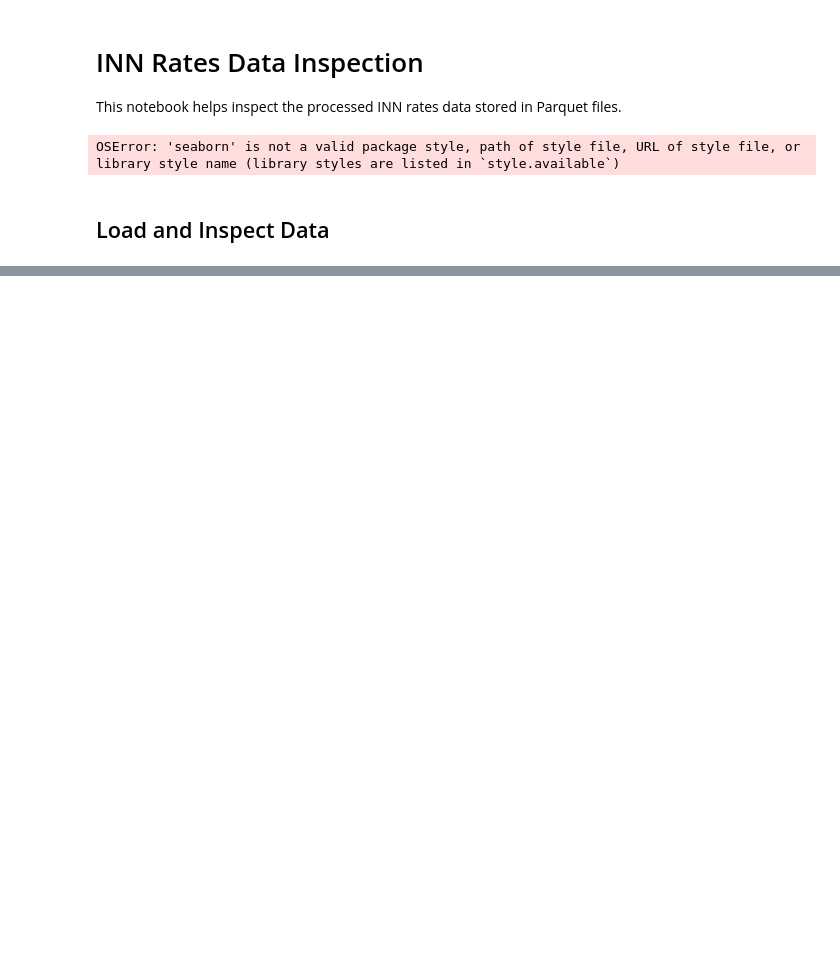
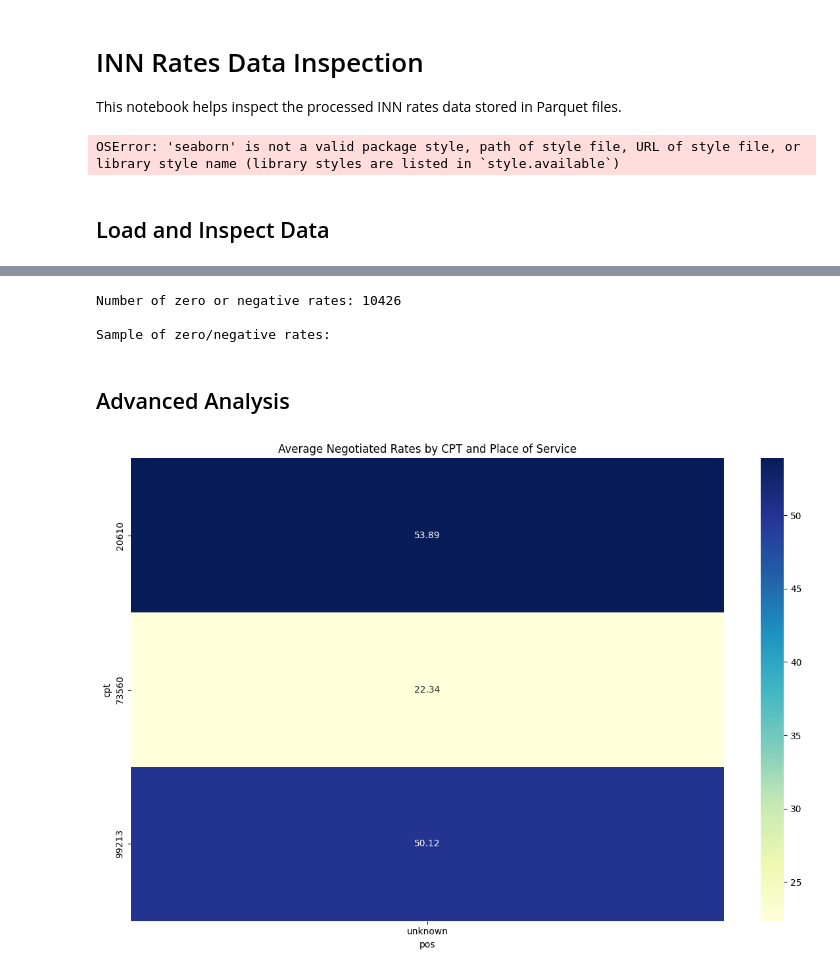
Before and after one commit to chrscato/commercial_rates, a Jupyter notebook: prod/scripts/inn/inspect_rates.ipynb, the cells around one changed output, grey strips where cells are left out. Cells and saved outputs as stored; diff of their text form; code cells hidden in the pictures; blank space fills up the shorter version.

```diff
--- a/prod/scripts/inn/inspect_rates.ipynb
+++ b/prod/scripts/inn/inspect_rates.ipynb
@@ -29,0 +124,23 @@ SyntaxError: unterminated string literal (detected at line 2); perhaps you escap
+# %%
+# Check for zero or negative rates
+zero_rates = df[df['negotiated_rate'] <= 0]
+print(f"Number of zero or negative rates: {len(zero_rates)}")
+if len(zero_rates) > 0:
+    print("\nSample of zero/negative rates:")
+    zero_rates.head()
+# %% [output]
+Number of zero or negative rates: 10426
+
+Sample of zero/negative rates:
+# %% [markdown]
+## Advanced Analysis
+# %%
+# Average rate by CPT and place of service
+avg_rates = df.groupby(['cpt', 'pos'])['negotiated_rate'].mean().unstack()
+plt.figure(figsize=(12, 8))
+sns.heatmap(avg_rates, annot=True, fmt='.2f', cmap='YlGnBu')
+plt.title('Average Negotiated Rates by CPT and Place of Service')
+plt.tight_layout()
+plt.show()
+# %% [output]
+[figure, added]
```
Also changed, not shown: parts of 11 cells of this notebook, 18 other files.
